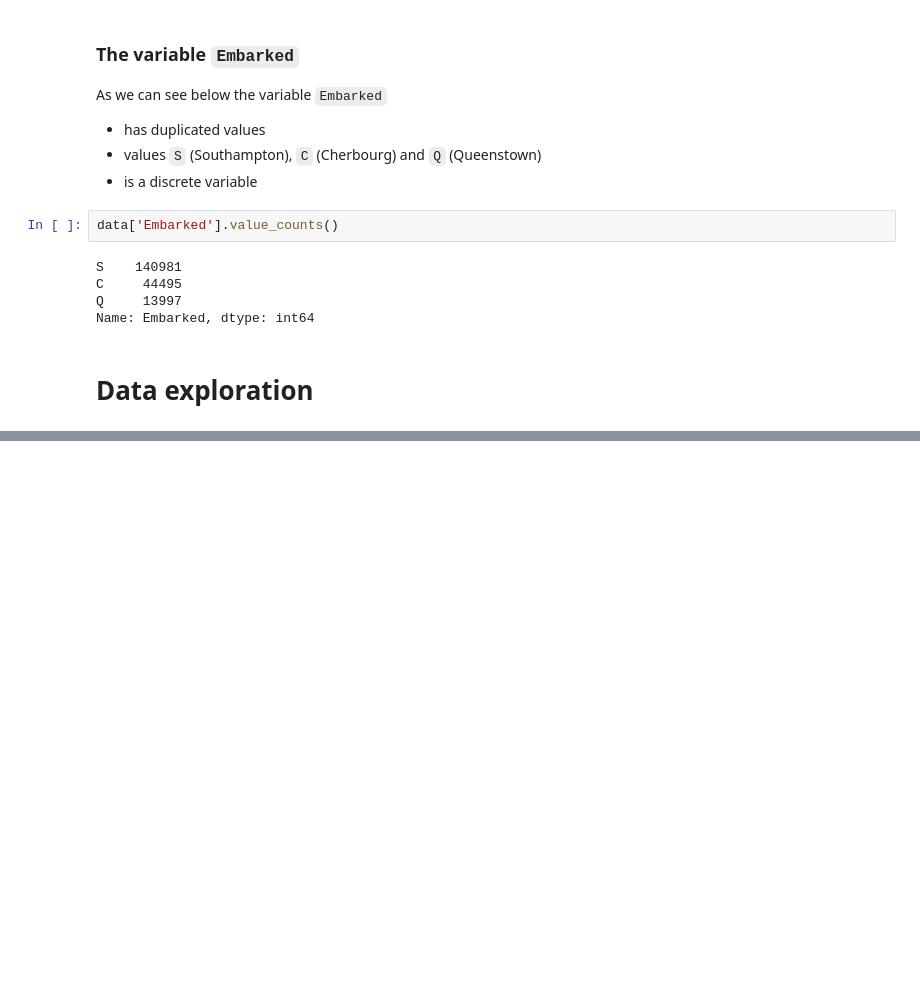
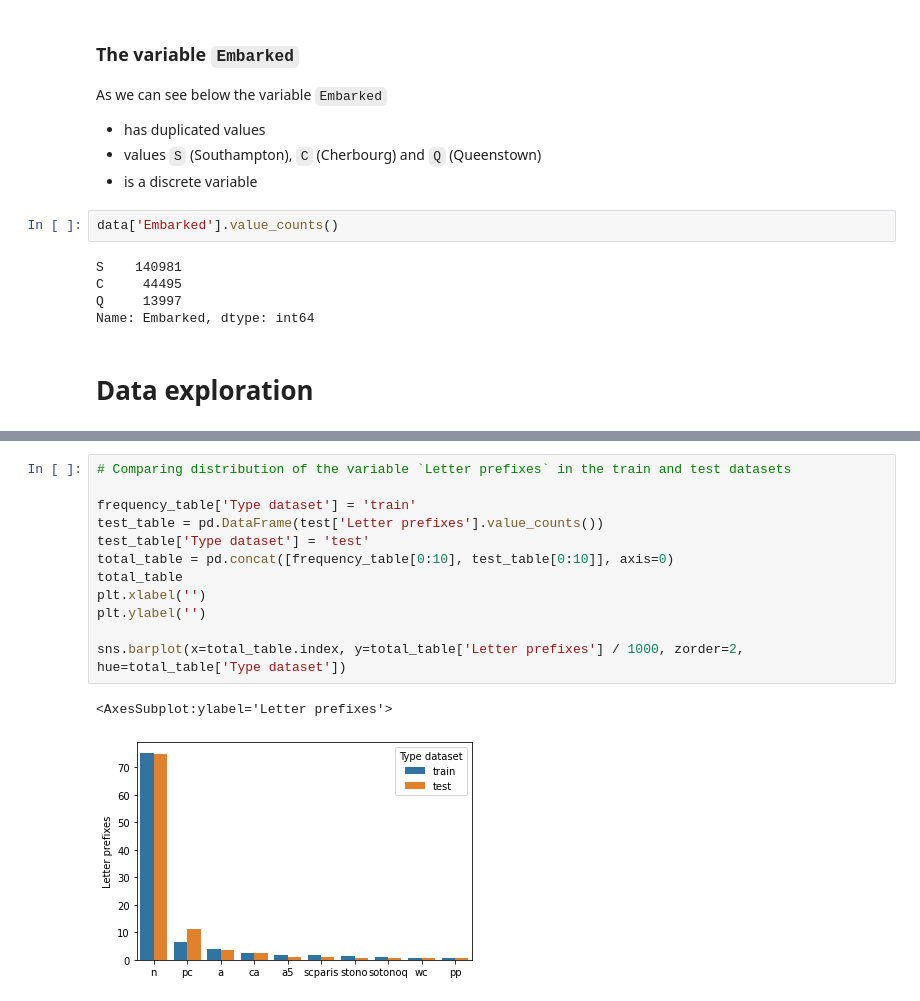
Before and after one commit to oduginov/ml-intro, a Jupyter notebook: 2_data_exploration/eda.ipynb, the cells around one changed output, grey strips where cells are left out. Saved outputs shown, nothing was run; the diff lists cells and outputs as text; blank space fills up the shorter version.

```diff
--- a/2_data_exploration/eda.ipynb
+++ b/2_data_exploration/eda.ipynb
@@ -424,0 +543,15 @@ train.head()
+# %%
+# Comparing distribution of the variable `Letter prefixes` in the train and test datasets
+
+frequency_table['Type dataset'] = 'train'
+test_table = pd.DataFrame(test['Letter prefixes'].value_counts())
+test_table['Type dataset'] = 'test'
+total_table = pd.concat([frequency_table[0:10], test_table[0:10]], axis=0)
+total_table
+plt.xlabel('')
+plt.ylabel('')
+
+sns.barplot(x=total_table.index, y=total_table['Letter prefixes'] / 1000, zorder=2, hue=total_table['Type dataset'])
+# %% [output]
+<AxesSubplot:ylabel='Letter prefixes'>
+[figure, added]
```
Also changed, not shown: parts of 25 cells of this notebook.
